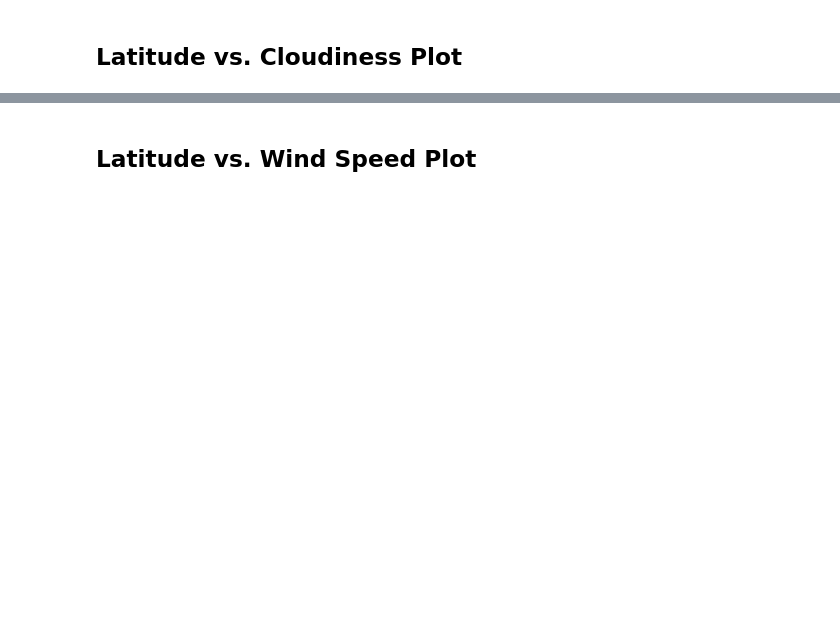
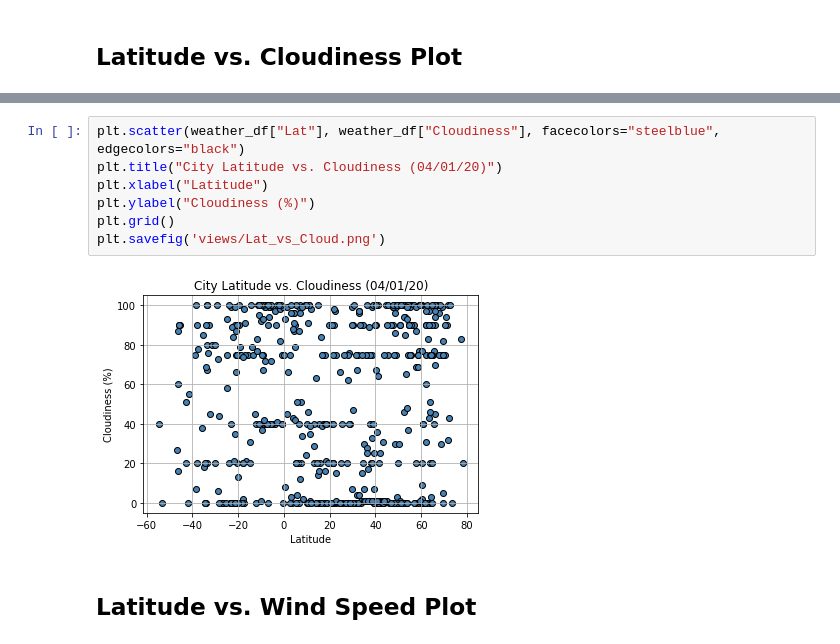
Before and after one commit to sabrinawjo/API_Challenge, a Jupyter notebook: WeatherPy/WeatherPy.ipynb, the cells around one changed output, grey strips where cells are left out. Cells and saved outputs as stored; diff of their text form; blank space fills up the shorter version.

```diff
--- a/WeatherPy/WeatherPy.ipynb
+++ b/WeatherPy/WeatherPy.ipynb
@@ -256,2 +244,11 @@ Int64Index([], dtype='int64')
+# %%
+plt.scatter(weather_df["Lat"], weather_df["Cloudiness"], facecolors="steelblue", edgecolors="black")
+plt.title("City Latitude vs. Cloudiness (04/01/20)")
+plt.xlabel("Latitude")
+plt.ylabel("Cloudiness (%)")
+plt.grid()
+plt.savefig('views/Lat_vs_Cloud.png')
+# %% [output]
+[figure, added]
 # %% [markdown]
 ## Latitude vs. Wind Speed Plot
```
Also changed, not shown: parts of 36 cells of this notebook, 4 other files.
